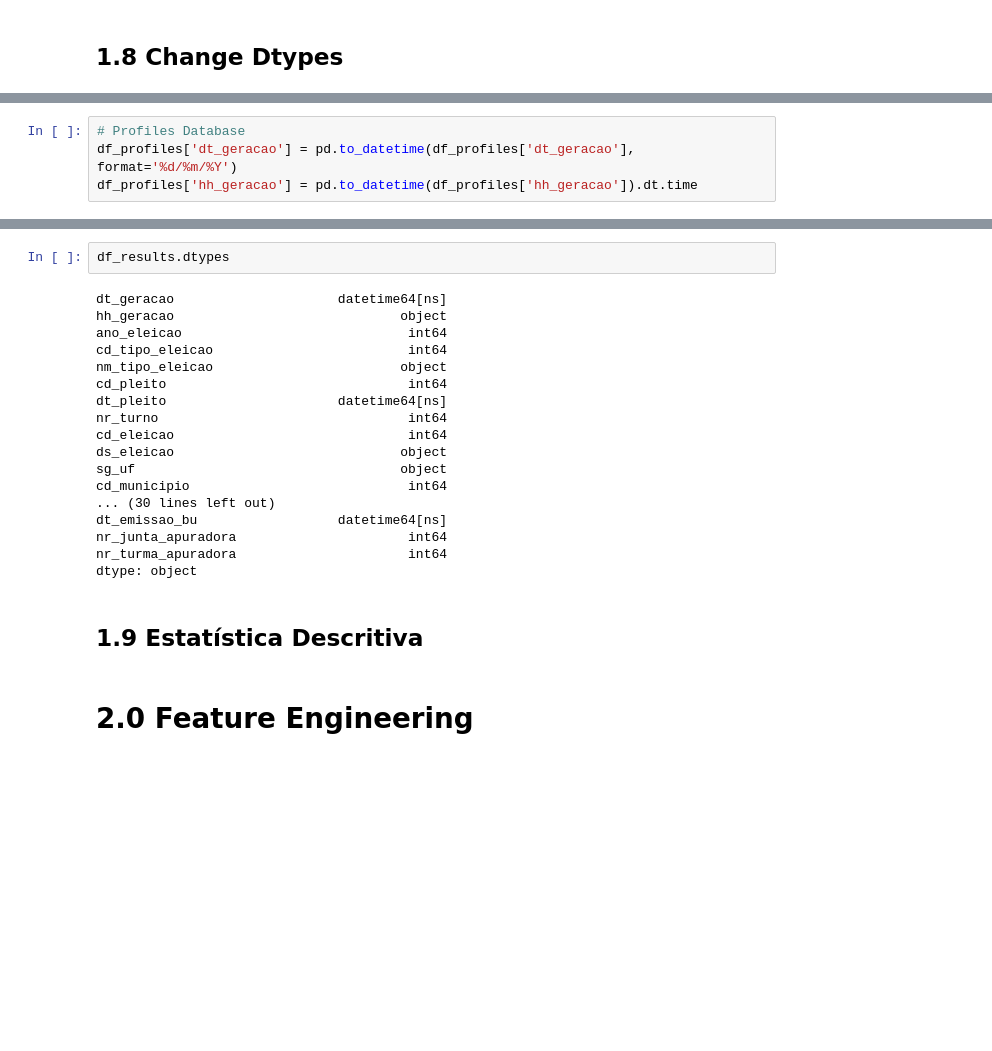
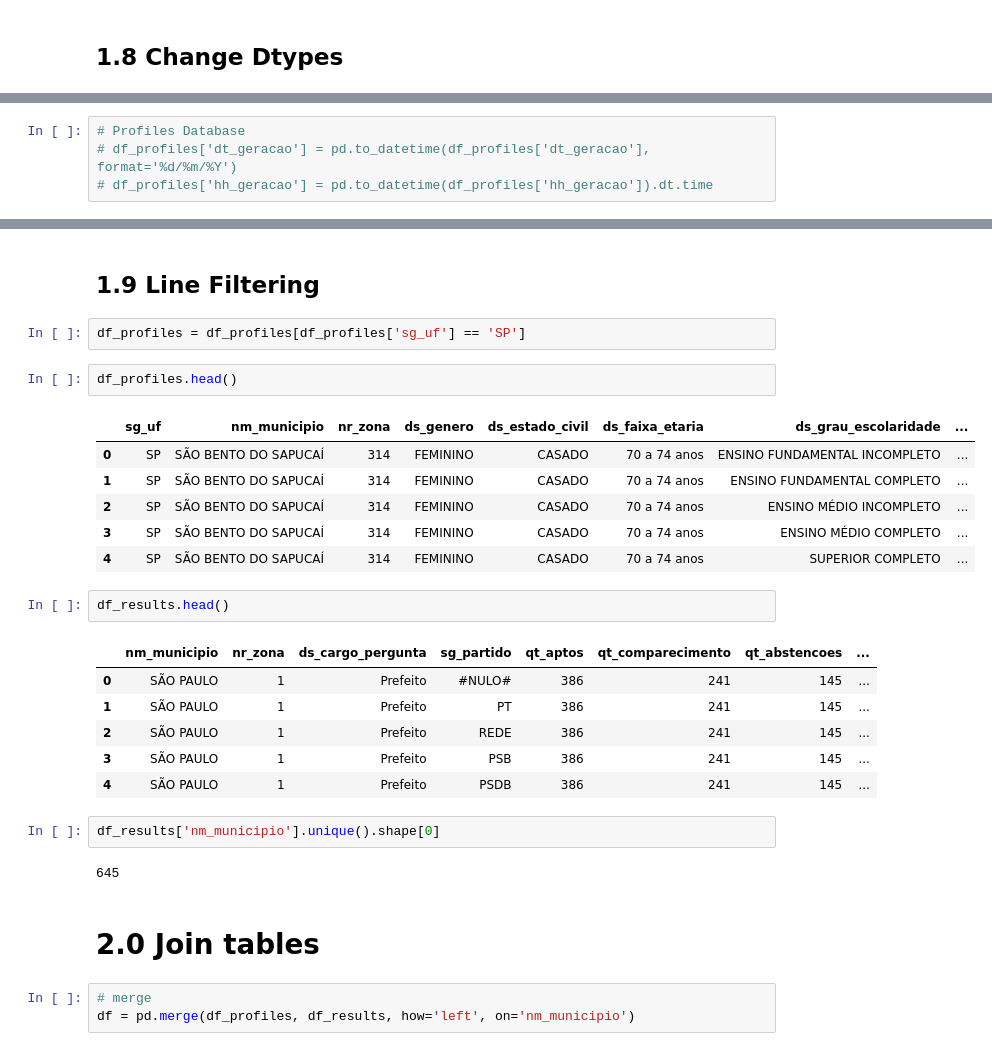
Before and after one commit to luishmq/case_renova_br, a Jupyter notebook: case_notebook.ipynb, the cells around one changed output, grey strips where cells are left out. Saved outputs shown, nothing was run; the diff lists cells and outputs as text; blank space fills up the shorter version.

Commit message:
Analysing NA's and start to think about how will be the merge

```diff
--- a/case_notebook.ipynb
+++ b/case_notebook.ipynb
@@ -326,4 +421,4 @@ df_results.isna().sum()
 # %%
 # Profiles Database
-df_profiles['dt_geracao'] = pd.to_datetime(df_profiles['dt_geracao'], format='%d/%m/%Y')
-df_profiles['hh_geracao'] = pd.to_datetime(df_profiles['hh_geracao']).dt.time
+# df_profiles['dt_geracao'] = pd.to_datetime(df_profiles['dt_geracao'], format='%d/%m/%Y')
+# df_profiles['hh_geracao'] = pd.to_datetime(df_profiles['hh_geracao']).dt.time
@@ -352,24 +429,31 @@ df_results.head()
-# %%
-df_results.dtypes
-# %% [output]
-dt_geracao                     datetime64[ns]
-hh_geracao                             object
-ano_eleicao                             int64
-cd_tipo_eleicao                         int64
-nm_tipo_eleicao                        object
-cd_pleito                               int64
-dt_pleito                      datetime64[ns]
-nr_turno                                int64
-cd_eleicao                              int64
-ds_eleicao                             object
-sg_uf                                  object
-cd_municipio                            int64
-... (30 lines left out)
-dt_emissao_bu                  datetime64[ns]
-nr_junta_apuradora                      int64
-nr_turma_apuradora                      int64
-dtype: object
 # %% [markdown]
-## 1.9 Estatística Descritiva
+## 1.9 Line Filtering
+# %%
+df_profiles = df_profiles[df_profiles['sg_uf'] == 'SP']
+# %%
+df_profiles.head()
+# %% [output]
+|  | sg_uf | nm_municipio | nr_zona | ds_genero | ds_estado_civil | ds_faixa_etaria | ds_grau_escolaridade | ... |
+| 0 | SP | SÃO BENTO DO SAPUCAÍ | 314 | FEMININO | CASADO | 70 a 74 anos | ENSINO FUNDAMENTAL INCOMPLETO | ... |
+| 1 | SP | SÃO BENTO DO SAPUCAÍ | 314 | FEMININO | CASADO | 70 a 74 anos | ENSINO FUNDAMENTAL COMPLETO | ... |
+| 2 | SP | SÃO BENTO DO SAPUCAÍ | 314 | FEMININO | CASADO | 70 a 74 anos | ENSINO MÉDIO INCOMPLETO | ... |
+| 3 | SP | SÃO BENTO DO SAPUCAÍ | 314 | FEMININO | CASADO | 70 a 74 anos | ENSINO MÉDIO COMPLETO | ... |
+| 4 | SP | SÃO BENTO DO SAPUCAÍ | 314 | FEMININO | CASADO | 70 a 74 anos | SUPERIOR COMPLETO | ... |
+# %%
+df_results.head()
+# %% [output]
+|  | nm_municipio | nr_zona | ds_cargo_pergunta | sg_partido | qt_aptos | qt_comparecimento | qt_abstencoes | ... |
+| 0 | SÃO PAULO | 1 | Prefeito | #NULO# | 386 | 241 | 145 | ... |
+| 1 | SÃO PAULO | 1 | Prefeito | PT | 386 | 241 | 145 | ... |
+| 2 | SÃO PAULO | 1 | Prefeito | REDE | 386 | 241 | 145 | ... |
+| 3 | SÃO PAULO | 1 | Prefeito | PSB | 386 | 241 | 145 | ... |
+| 4 | SÃO PAULO | 1 | Prefeito | PSDB | 386 | 241 | 145 | ... |
+# %%
+df_results['nm_municipio'].unique().shape[0]
+# %% [output]
+645
 # %% [markdown]
-# 2.0 Feature Engineering
+# 2.0 Join tables
+# %%
+# merge
+df = pd.merge(df_profiles, df_results, how='left', on='nm_municipio')
```
Also changed, not shown: parts of 41 cells of this notebook.
